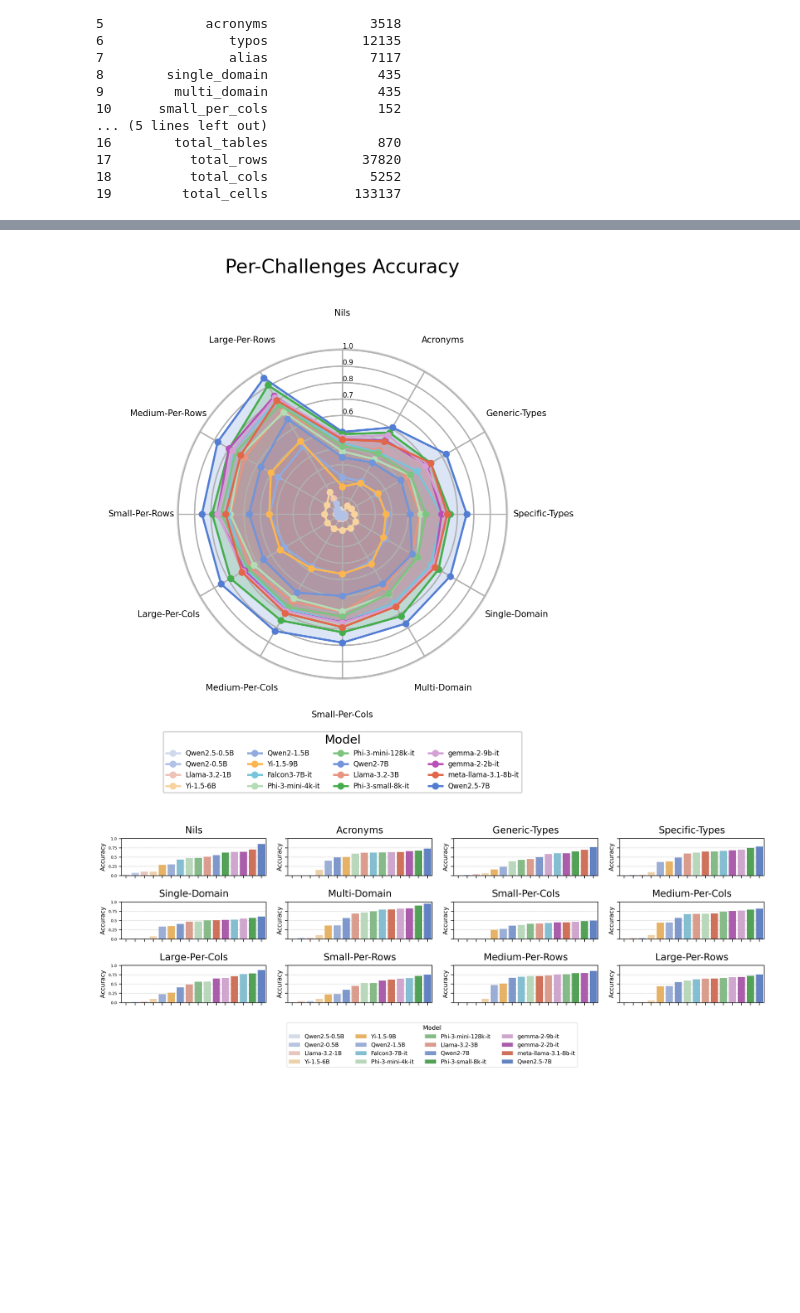
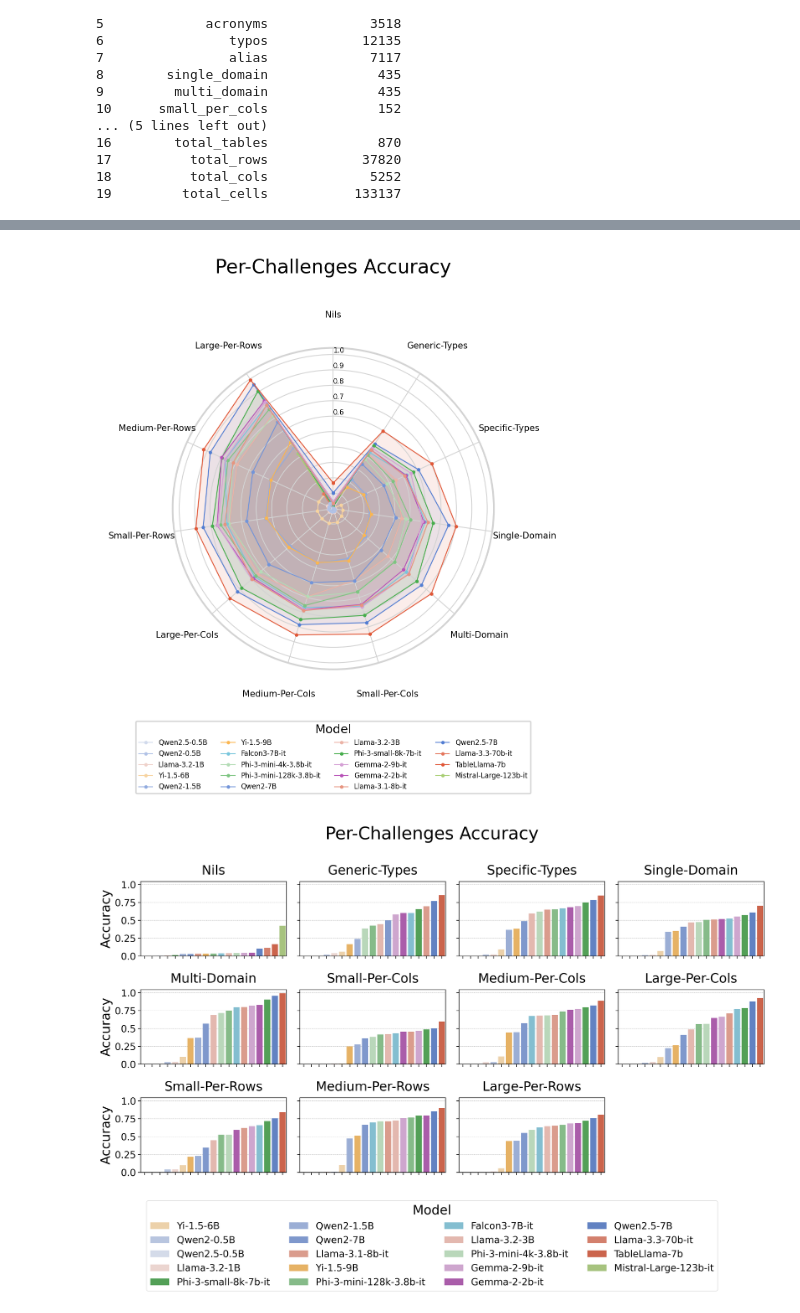
Before and after one commit to unimib-datAI/mammotab-analysis, a Jupyter notebook: analysis.ipynb, the cells around one changed output, grey strips where cells are left out. Drawn from its saved outputs; the diff is of its cells as text; code cells hidden in the pictures; blank space fills up the shorter version.

Commit message:
Updated results

```diff
--- a/analysis.ipynb
+++ b/analysis.ipynb
@@ -9,7 +9,7 @@ import numpy as np
 import pandas as pd
 import seaborn as sns
 # %%
-results_dir = os.path.join("results")
+results_dir = os.path.join("new_results")
 images_dir = os.path.join("images")
 os.makedirs(images_dir, exist_ok=True)
 sns.set_context("paper")
@@ -85,12 +112,14 @@ for filename in os.listdir(results_dir):
         data = json.load(open(os.path.join(results_dir, filename)))
         data.pop("final_stats")
         for k, v in data.pop("stats").items():
-            if k in {"alias", "typos"}:
+            if k in {"alias", "typos", "acronyms"}:
                 continue
             data[k] = v
         data["model_name"] = re.sub(
             "instruct", "it", data["model_name"].split("/")[-1], flags=re.IGNORECASE
         )
+        data["model_name"] = fix_model_name(data["model_name"])
+        data.pop("errors", None)
 
         data = pd.DataFrame.from_dict(data, orient="index").T
         data = data.melt(id_vars=["model_name"])
@@ -117,7 +146,9 @@ for filename in os.listdir(results_dir):
             )
         except Exception:
             print(filename)
-        data["accuracy"] = data["correct"] / data["total"]
+        data["accuracy"] = data["correct"] / (
+            data["total"] if "total" in data.columns else data["total_correct"]
+        )
         per_challenge_results.append(data)
 
 overall_results = pd.concat(overall_results, ignore_index=True).reset_index()
@@ -153,6 +187,7 @@ model_families = {
     "gemma": "#990099",  # Purple family
     "Falcon": "#0099C6",  # Teal family
     "meta": "#DD4477",  # Pink family
+    "mistral": "#66AA00",  # Lime family
 }
 
 # Identify all models in each family
@@ -284,11 +303,12 @@ per_challenge_results
 # %%
-fig, ax = plt.subplots(figsize=(17, 5), subplot_kw={"projection": "polar"}, dpi=300)
+fig, ax = plt.subplots(figsize=(13, 5), subplot_kw={"projection": "polar"}, dpi=300)
 title = ax.set_title("Per-Challenges Accuracy", y=1.2, fontsize=11)
 ax.set_theta_zero_location("N")
 ax.set_theta_direction(-1)
 ax.set_rlabel_position(90)
 ax.spines["polar"].set_zorder(1)
 ax.spines["polar"].set_color("lightgrey")
+ax.grid(True, color="lightgrey", linewidth=0.5)
 
 unique_models = per_challenge_results["model_name"].unique().tolist()
 unique_challenges = per_challenge_results["challenge"].unique().tolist()
@@ -310,11 +330,12 @@ for model_name in unique_models:
         theta,
         values,
         marker="o",
-        markersize=3,
+        markersize=1,
         label=model_name,
+        linewidth=0.5,
         color=palette[model_name],
     )
-    ax.fill(theta, values, alpha=0.2, color=palette[model_name])
+    ax.fill(theta, values, alpha=0.1, color=palette[model_name])
     ax.set_rlabel_position(0)  # Put radial tick labels at the top
 
 plt.xticks(
@@ -330,7 +351,7 @@ plt.yticks(
     size=4,
     zorder=-1,
 )
-plt.tick_params(pad=9)
+plt.tick_params(pad=7)
 
 sorted_names = sorted(
     overall_results[["accuracy", "model_name"]].to_dict(orient="records"),
@@ -364,7 +385,7 @@ plt.savefig(
     dpi=300,
 )
 # %% [output]
-[figure, old version]
+[figure, new version]
 # %%
 challenges = per_challenge_results["challenge"].unique().tolist()
 challenges = [challenge for challenge in challenges]
@@ -372,7 +393,13 @@ challenges = [challenge for challenge in challenges]
 nrows = 3
 ncols = math.ceil(len(challenges) / nrows)
 fig, axes = plt.subplots(
-    nrows=nrows, ncols=ncols, figsize=(17, 5), sharex=False, sharey=True, dpi=300
+    nrows=nrows, ncols=ncols, figsize=(17, 9), sharex=False, sharey=True, dpi=300
+)
+fig.suptitle(
+    "Per-Challenges Accuracy",
+    fontsize=31,
+    y=1.0,
+    ha="center",
 )
 
 # Handle both single row and multi-row cases
@@ -381,8 +408,7 @@ axes_flat = axes.flatten() if hasattr(axes, "flatten") else [axes]
 unique_model_names = per_challenge_results["model_name"].unique().tolist()
 for i, challenge in enumerate(challenges):
     ax = axes_flat[i]
-    ax.set_title(challenge.title().replace("_", "-"), y=1.05, fontsize=17)
-    ax.set_ylabel("Accuracy", fontsize=11)
+    ax.set_title(challenge.title().replace("_", "-"), y=1.05, fontsize=23)
 
     challenge_data = per_challenge_results[
         per_challenge_results["challenge"] == challenge
@@ -405,34 +431,38 @@ for i, challenge in enumerate(challenges):
     if i == 0:
         handles, labels = ax.get_legend_handles_labels()
         ax.get_legend().remove()
     ax.set_xticklabels([])
     ax.set_xlabel("")
     ax.set_yticks([0.0, 0.25, 0.5, 0.75, 1.0])
-    ax.set_yticklabels(ax.get_yticks(), fontsize=7)
+    ax.set_yticklabels(ax.get_yticks(), fontsize=17)
     ax.set_axisbelow(True)
     ax.yaxis.grid(True, which="major", linestyle="--", linewidth=0.5, zorder=99)
+    if i % ncols == 0:
+        ax.set_ylabel("Accuracy", fontsize=23)
+    else:
+        ax.set_ylabel("")
 
 # Hide any empty subplots
 for j in range(i + 1, len(axes_flat)):
     axes_flat[j].axis("off")
 
 # Add legend to figure
 fig.legend(
     handles,
     labels,
     loc="upper center",
     bbox_to_anchor=(0.5, -0.02),
     ncol=4,
     title="Model",
-    fontsize=10,
-    title_fontsize=11,
+    fontsize=17,
+    title_fontsize=23,
 )
 
 plt.tight_layout(pad=2.0)
 plt.savefig(
     os.path.join(images_dir, "per_challenge_accuracy.png"),
     bbox_inches="tight",
     dpi=300,
 )
 # %% [output]
-[figure, old version]
+[figure, new version]
```
Also changed, not shown: parts of 5 cells of this notebook, 23 other files.
